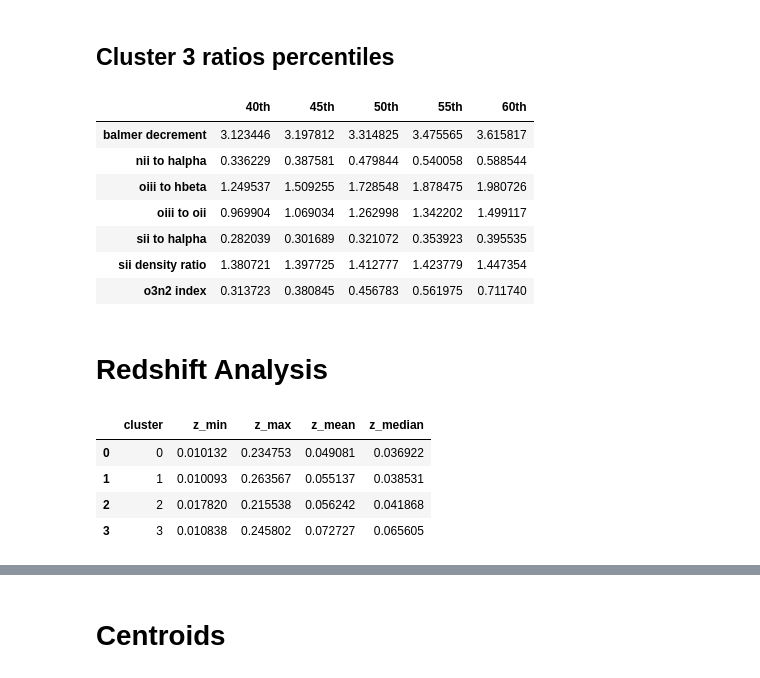
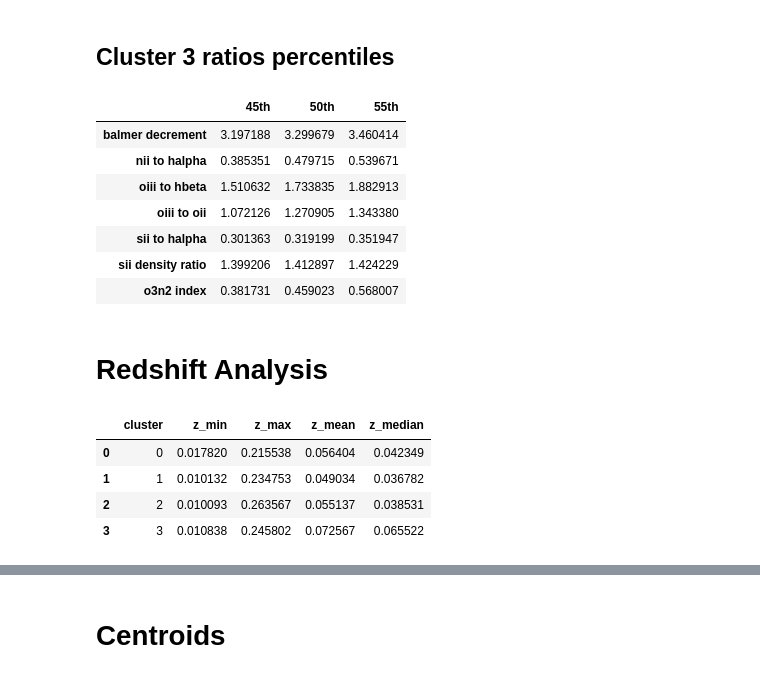
Before and after one commit to ed-ortizm/xai-astronomy, a Jupyter notebook: thesis/04_clustering_xai/05_iforest_cluster_analysis.ipynb, the cells around one changed output, grey strips where cells are left out. Cells and saved outputs as stored; diff of their text form; code cells hidden in the pictures.

```diff
--- a/thesis/04_clustering_xai/05_iforest_cluster_analysis.ipynb
+++ b/thesis/04_clustering_xai/05_iforest_cluster_analysis.ipynb
@@ -294,0 +279,24 @@ Loading XAI data from: /home/elom/phd/code/explanations/bin_03/iforest
+# %%
+scores_df = pd.read_csv(
+    f"{latent_dir}/{bin_id}/{score_name}/iforest_scores_bin_03_s128_e300_f100.csv",
+    usecols=["specobjid", f"{score_name}_score"],
+    index_col="specobjid",
+).loc[specobjids_arr]
+
+sorted_specobjids_arr = scores_df[f"{score_name}_score"].sort_values(
+    ascending=False
+).index.to_numpy()
+
+# 1. Find the index mapping from specobjids_arr to sorted_specobjids_arr
+indexer = pd.Index(specobjids_arr).get_indexer(sorted_specobjids_arr)
+
+# 2. Reorder all three arrays simultaneously using the indexer
+specobjids_arr = specobjids_arr[indexer]
+anomalies_arr = anomalies_arr[indexer]
+weights_arr = weights_arr[indexer]
+
+weights_dict = weights_prep(
+    weights=weights_arr, n_segments=n_segments
+)
+
+scores_df.loc[specobjids_arr].head(5)
@@ -335,4 +386,7 @@ cluster_meta_df.to_csv(f"{kmeans_model_dir}/metadata.csv.gz", compression="gzip"
 # %%
 cluster_meta_df = pd.read_csv(
     f"{kmeans_model_dir}/metadata.csv.gz", index_col="specobjid"
-).loc[sorted_specobjids_arr]
+).loc[specobjids_arr]
+
+for col in cluster_meta_df.columns:
+    print(col, end=", ")
@@ -542,25 +512,25 @@ ratios_percentiles_df
 ## Cluster 3 ratios percentiles
 # %%
 cluster_mask = cluster_meta_df["cluster"] == 3
-percentiles = np.arange(0.40, 0.65, 0.05)
+percentiles = np.arange(0.45, 0.60, 0.05)
 ratios_percentiles_df = cluster_meta_df.loc[
     cluster_mask, SDSS_NEBULAR_LINES_RATIOS_NAMES
 ].quantile(q=percentiles).T
 # map index name by replacing the '_' with ' ' for better readability
 ratios_percentiles_df.index = [
     idx.replace("_", " ") for idx in ratios_percentiles_df.index
 ]
 ratios_percentiles_df.columns = [f"{int(q * 100)}th" for q in percentiles]
 ratios_percentiles_df
 # %% [output]
-|  | 40th | 45th | 50th | 55th | 60th |
-| balmer decrement | 3.123446 | 3.197812 | 3.314825 | 3.475565 | 3.615817 |
-| nii to halpha | 0.336229 | 0.387581 | 0.479844 | 0.540058 | 0.588544 |
-| oiii to hbeta | 1.249537 | 1.509255 | 1.728548 | 1.878475 | 1.980726 |
-| oiii to oii | 0.969904 | 1.069034 | 1.262998 | 1.342202 | 1.499117 |
-| sii to halpha | 0.282039 | 0.301689 | 0.321072 | 0.353923 | 0.395535 |
-| sii density ratio | 1.380721 | 1.397725 | 1.412777 | 1.423779 | 1.447354 |
-| o3n2 index | 0.313723 | 0.380845 | 0.456783 | 0.561975 | 0.711740 |
+|  | 45th | 50th | 55th |
+| balmer decrement | 3.197188 | 3.299679 | 3.460414 |
+| nii to halpha | 0.385351 | 0.479715 | 0.539671 |
+| oiii to hbeta | 1.510632 | 1.733835 | 1.882913 |
+| oiii to oii | 1.072126 | 1.270905 | 1.343380 |
+| sii to halpha | 0.301363 | 0.319199 | 0.351947 |
+| sii density ratio | 1.399206 | 1.412897 | 1.424229 |
+| o3n2 index | 0.381731 | 0.459023 | 0.568007 |
 # %% [markdown]
 # Redshift Analysis
 # %%
@@ -580,10 +550,10 @@ z_df = pd.DataFrame(z_dict)
 z_df
 # %% [output]
 |  | cluster | z_min | z_max | z_mean | z_median |
-| 0 | 0 | 0.010132 | 0.234753 | 0.049081 | 0.036922 |
-| 1 | 1 | 0.010093 | 0.263567 | 0.055137 | 0.038531 |
-| 2 | 2 | 0.017820 | 0.215538 | 0.056242 | 0.041868 |
-| 3 | 3 | 0.010838 | 0.245802 | 0.072727 | 0.065605 |
+| 0 | 0 | 0.017820 | 0.215538 | 0.056404 | 0.042349 |
+| 1 | 1 | 0.010132 | 0.234753 | 0.049034 | 0.036782 |
+| 2 | 2 | 0.010093 | 0.263567 | 0.055137 | 0.038531 |
+| 3 | 3 | 0.010838 | 0.245802 | 0.072567 | 0.065522 |
 # %%
 low_wave, upper_wave = 5_565, 5_590
 z_df["lower_wave_min"] = low_wave / (1 + z_df["z_min"])
```
Also changed, not shown: parts of 34 cells of this notebook.
